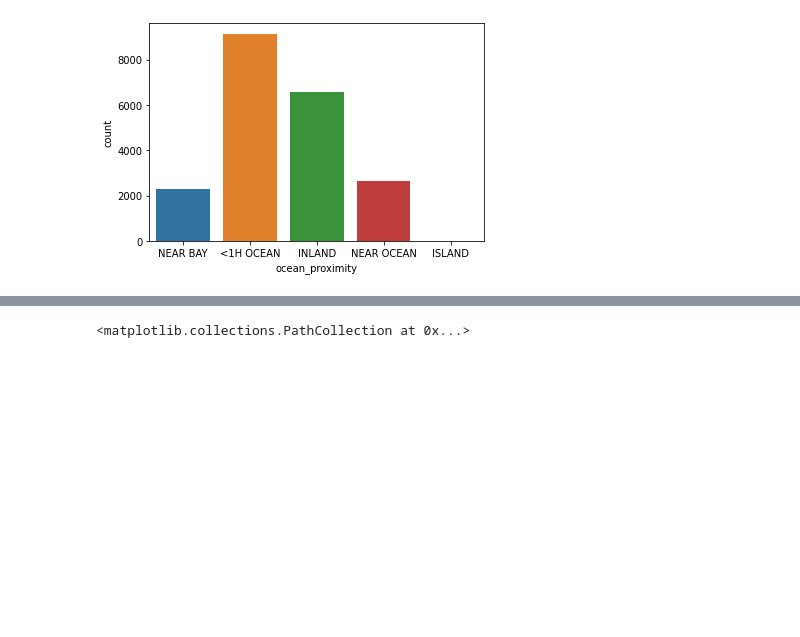
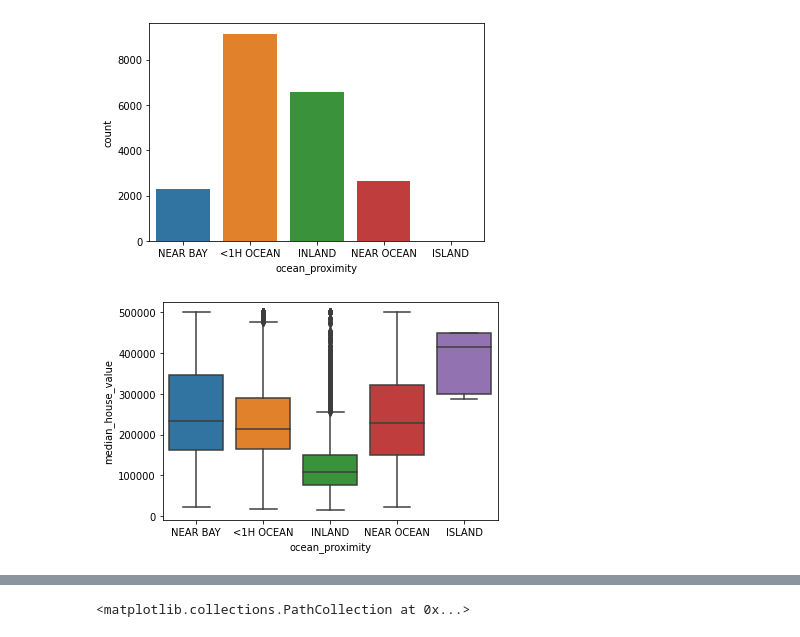
Before and after one commit to GARGI077/DataScience, a Jupyter notebook: E2E_Project.ipynb, the cells around one changed output, grey strips where cells are left out. Drawn from its saved outputs; the diff is of its cells as text; code cells hidden in the pictures; blank space fills up the shorter version.

Commit message:
DataScience

```diff
--- a/E2E_Project.ipynb
+++ b/E2E_Project.ipynb
@@ -139,5 +182,10 @@ sns.countplot(data = df, x = "ocean_proximity")
 # %% [output]
 <matplotlib.axes._subplots.AxesSubplot at 0x...>
 [figure]
+# %%
+sns.boxplot(x="ocean_proximity", y="median_house_value", data=df)
+plt.show()
+# %% [output]
+[figure, added]
 # %%
 import plotly.express as px
```
Also changed, not shown: parts of 92 cells of this notebook.
